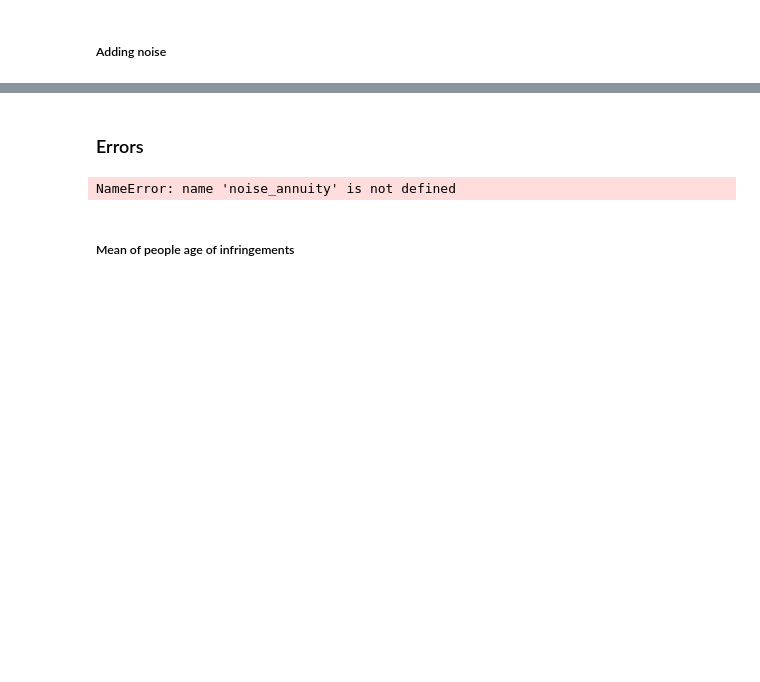
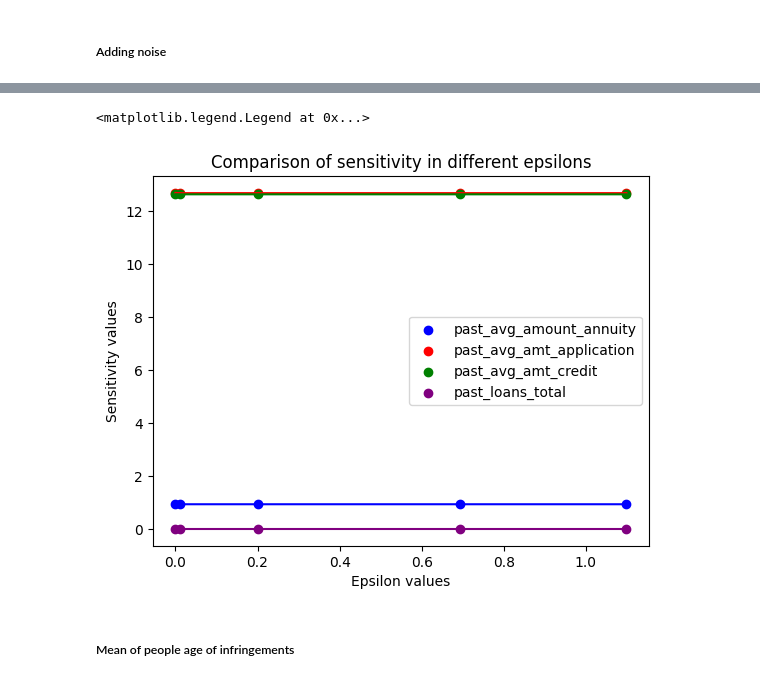
Before and after one commit to patii01/SP-Project, a Jupyter notebook: Assignment 2/SP_Assignment2.ipynb, the cells around one changed output, grey strips where cells are left out. Saved outputs shown, nothing was run; the diff lists cells and outputs as text; code cells hidden in the pictures; blank space fills up the shorter version.

```diff
--- a/Assignment 2/SP_Assignment2.ipynb
+++ b/Assignment 2/SP_Assignment2.ipynb
@@ -155,15 +181,15 @@ display(df_sensitivity)
 # %%
-noise_annuity_log3 = add_laplace_noise(colunas['past_avg_amount_annuity'], s_annuity, np.log(3))
-s_annuity_log3 = sensitivity_mean(noise_annuity_log3)
+noise_annuity_l3 = add_laplace_noise(colunas['past_avg_amount_annuity'], 'past_avg_amount_annuity', s_annuity, np.log(3))
+s_annuity_l3 = sensitivity_mean(noise_annuity_l3)
 
-noise_application_log3 = add_laplace_noise(colunas['past_avg_amt_application'], s_application, np.log(3))
-s_application_log3 = sensitivity_mean(noise_application_log3)
+noise_application_l3 = add_laplace_noise(colunas['past_avg_amt_application'], 'past_avg_amt_application', s_application, np.log(3))
+s_application_l3 = sensitivity_mean(noise_application_l3)
 
-noise_credit_log3 = add_laplace_noise(colunas['past_avg_amt_credit'], s_credit, np.log(3))
-s_credit_log3 = sensitivity_mean(noise_credit_log3)
+noise_credit_l3 = add_laplace_noise(colunas['past_avg_amt_credit'], 'past_avg_amt_credit', s_credit, np.log(3))
+s_credit_l3 = sensitivity_mean(noise_credit_l3)
 
-noise_loans_log3 = add_laplace_noise(colunas['past_loans_total'], s_loans, np.log(3))
-s_loans_log3 = sensitivity_mean(noise_loans_log3)
+noise_loans_l3 = add_laplace_noise(colunas['past_loans_total'], 'past_loans_total', s_loans, np.log(3))
+s_loans_l3 = sensitivity_mean(noise_loans_l3)
 
-df_sensitivity.loc["Epsilon = np.log(3)"] = [s_annuity_log3, s_application_log3, s_credit_log3, s_loans_log3]
+df_sensitivity.loc["Epsilon = ln(3)"] = [s_annuity_l3, s_application_l3, s_credit_l3, s_loans_l3]
 display(df_sensitivity)
@@ -170,11 +207,28 @@ display(df_sensitivity)
-# %% [markdown]
-### Errors
-# %%
-orig_mean = colunas['past_avg_amount_annuity'].mean()
-noise_mean = noise_annuity.mean()
-print(percentage_error(orig_mean, noise_mean))
-# %% [output]
-NameError: name 'noise_annuity' is not defined
+# %%
+s_annuity_a = [s_annuity, s_annuity_001, s_annuity_02, s_annuity_l2, s_annuity_l3]
+s_application_a = [s_application, s_application_001, s_application_02, s_application_l2, s_application_l3]
+s_credit_a = [s_credit, s_credit_001, s_credit_02, s_credit_l2, s_credit_l3]
+s_loans_a = [s_loans, s_loans_001, s_loans_02, s_loans_l2, s_loans_l3]
+
+epsilon_values = [0, 0.01, 0.2, np.log(2), np.log(3)]
+
+plt.title("Comparison of sensitivity in different epsilons")
+plt.xlabel("Epsilon values")
+plt.ylabel("Sensitivity values")
+
+plt.plot(epsilon_values, s_annuity_a, color = 'blue')
+plt.plot(epsilon_values, s_application_a, color = 'red')
+plt.plot(epsilon_values, s_credit_a, color = 'green')
+plt.plot(epsilon_values, s_loans_a, color = 'purple')
+plt.scatter(epsilon_values, s_annuity_a, color = 'blue', label="past_avg_amount_annuity")
+plt.scatter(epsilon_values, s_application_a, color = 'red', label="past_avg_amt_application")
+plt.scatter(epsilon_values, s_credit_a, color = 'green', label="past_avg_amt_credit")
+plt.scatter(epsilon_values, s_loans_a, color = 'purple', label="past_loans_total")
+
+plt.legend()
+# %% [output]
+<matplotlib.legend.Legend at 0x...>
+[figure, added]
 # %% [markdown]
 ##### Mean of people age of infringements
 # %%
```
Also changed, not shown: parts of 10 cells of this notebook.
